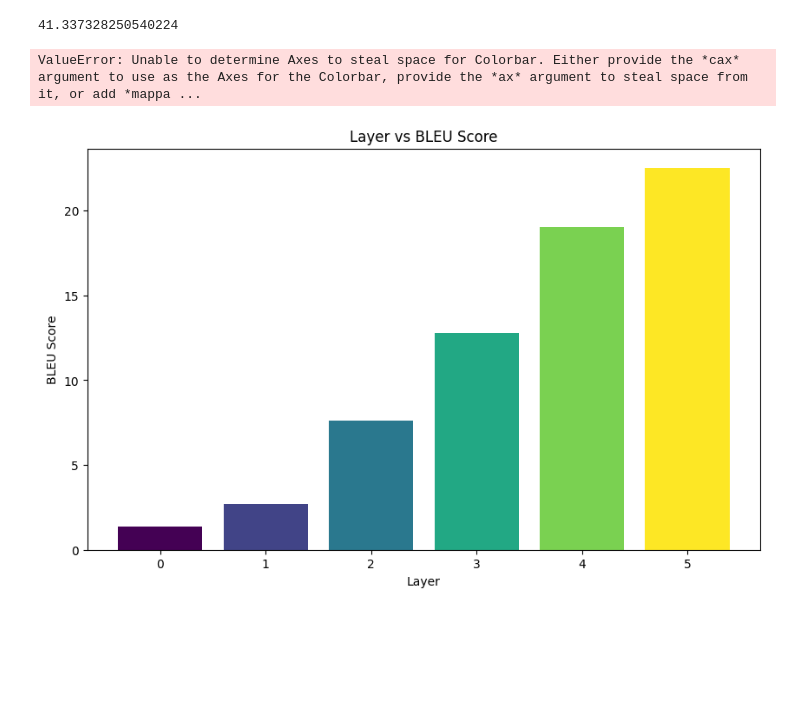
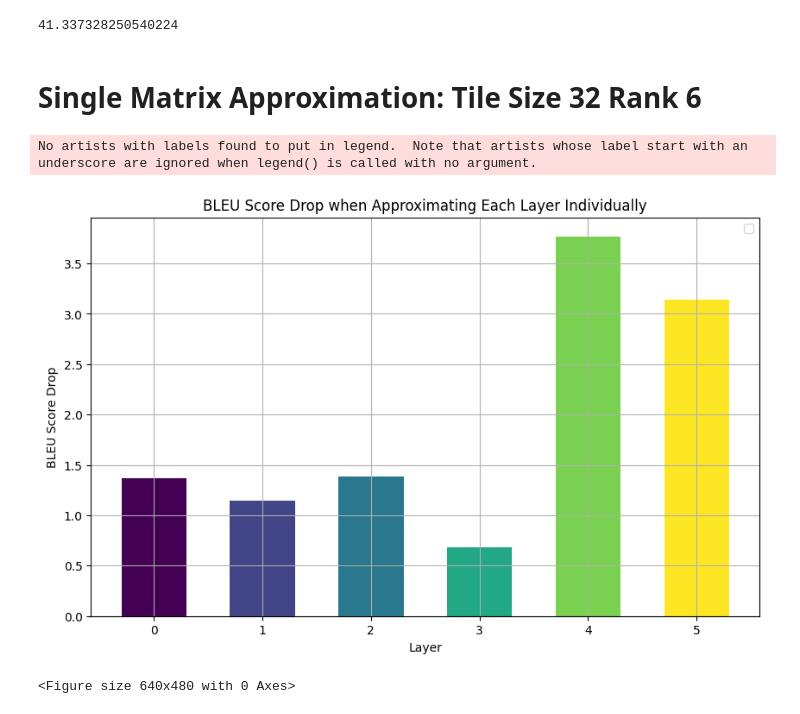
Before and after one commit to justinhuang666666/Approximate-Matrix-Vector-Multiplication, a Jupyter notebook: simulation_result/simulation_layered.ipynb, the cells around one changed output. Saved outputs shown, nothing was run; the diff lists cells and outputs as text; code cells hidden in the pictures; blank space fills up the shorter version.

Commit message:
layered single matrix approximation

```diff
--- a/simulation_result/simulation_layered.ipynb
+++ b/simulation_result/simulation_layered.ipynb
@@ -21,34 +21,34 @@ baseline_fscore
 baseline_bleu
 # %% [output]
 41.337328250540224
+# %% [markdown]
+# Single Matrix Approximation: Tile Size 32 Rank 6
 # %%
-
 # Assuming data1 is a DataFrame with 'Layer' and 'BLEU Score' columns
 layers = data1['Layer']
 bleu_scores = data1['BLEU Score']
 
 # Create the colormap from viridis
 viridis = cm.get_cmap('viridis', len(layers))
 
 # Normalize layer data for coloring
 norm = plt.Normalize(min(layers), max(layers))
 colors = viridis(norm(layers))
 
 # Plotting
 plt.figure(figsize=(10, 6))
-plt.bar(layers, baseline_bleu-bleu_scores, color=colors)
+plt.bar(layers, baseline_bleu-bleu_scores, color=colors, width=0.6)
 
 # Adding labels and title
 plt.xlabel('Layer')
 plt.ylabel('BLEU Score Drop')
-plt.title('Layer vs BLEU Score')
-
-# Show colorbar
-sm = plt.cm.ScalarMappable(cmap=viridis, norm=norm)
-sm.set_array([])
-plt.colorbar(sm, label='Layer')
+plt.title('BLEU Score Drop When Approximating Each Layer Individually')
+plt.grid(True)
+plt.legend()
 
 plt.show()
+plt.tight_layout()
 # %% [output]
-ValueError: Unable to determine Axes to steal space for Colorbar. Either provide the *cax* argument to use as the Axes for the Colorbar, provide the *ax* argument to steal space from it, or add *mappa ...
+No artists with labels found to put in legend.  Note that artists whose label start with an underscore are ignored when legend() is called with no argument.
-[figure, old version]
+[figure, new version]
+<Figure size 640x480 with 0 Axes>
```
Also changed, not shown: 4 other files.
